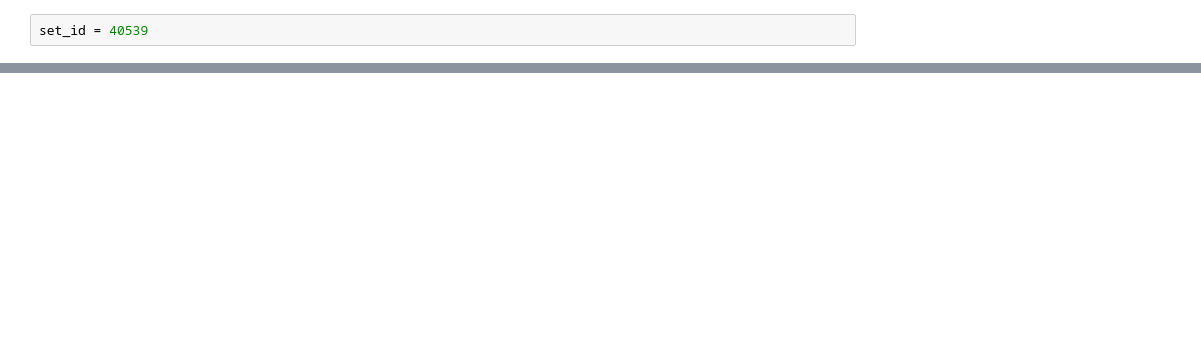
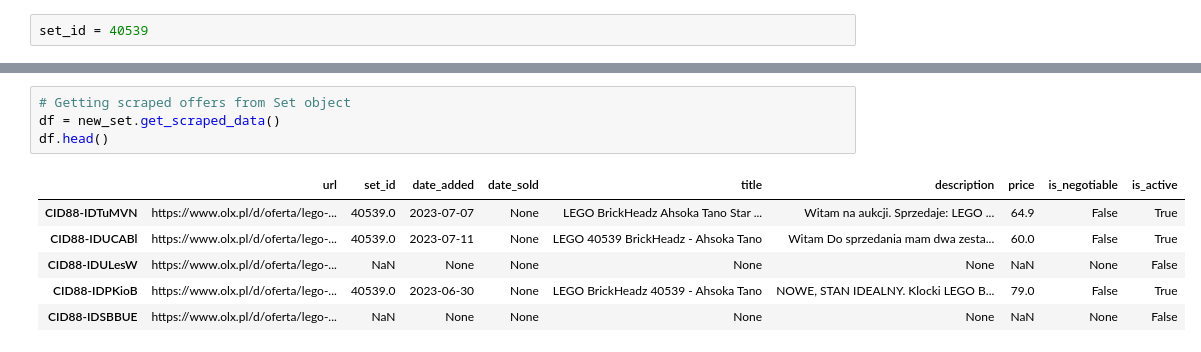
Before and after one commit to RabaDaba1/lego-bot, a Jupyter notebook: tutorial.ipynb, the cells around one changed output, grey strips where cells are left out. Saved outputs shown, nothing was run; the diff lists cells and outputs as text; blank space fills up the shorter version.

```diff
--- a/tutorial.ipynb
+++ b/tutorial.ipynb
@@ -14 +22,12 @@ More than one set ID found in title: zestaw 40547 Obi-Wan Kenobi, Darth Vader 40
+# %%
+# Getting scraped offers from Set object
+df = new_set.get_scraped_data()
+df.head()
+# %% [output]
+|  | url | set_id | date_added | date_sold | title | description | price | is_negotiable | is_active |
+| CID88-IDTuMVN | https://www.olx.pl/d/oferta/lego-... | 40539.0 | 2023-07-07 | None | LEGO BrickHeadz Ahsoka Tano Star ... | Witam na aukcji. Sprzedaje: LEGO ... | 64.9 | False | True |
+| CID88-IDUCABl | https://www.olx.pl/d/oferta/lego-... | 40539.0 | 2023-07-11 | None | LEGO 40539 BrickHeadz - Ahsoka Tano | Witam Do sprzedania mam dwa zesta... | 60.0 | False | True |
+| CID88-IDULesW | https://www.olx.pl/d/oferta/lego-... | NaN | None | None | None | None | NaN | None | False |
+| CID88-IDPKioB | https://www.olx.pl/d/oferta/lego-... | 40539.0 | 2023-06-30 | None | LEGO BrickHeadz 40539 - Ahsoka Tano | NOWE, STAN IDEALNY. Klocki LEGO B... | 79.0 | False | True |
+| CID88-IDSBBUE | https://www.olx.pl/d/oferta/lego-... | NaN | None | None | None | None | NaN | None | False |
 # %%
```
Also changed, not shown: parts of 11 cells of this notebook, 2 other files.
